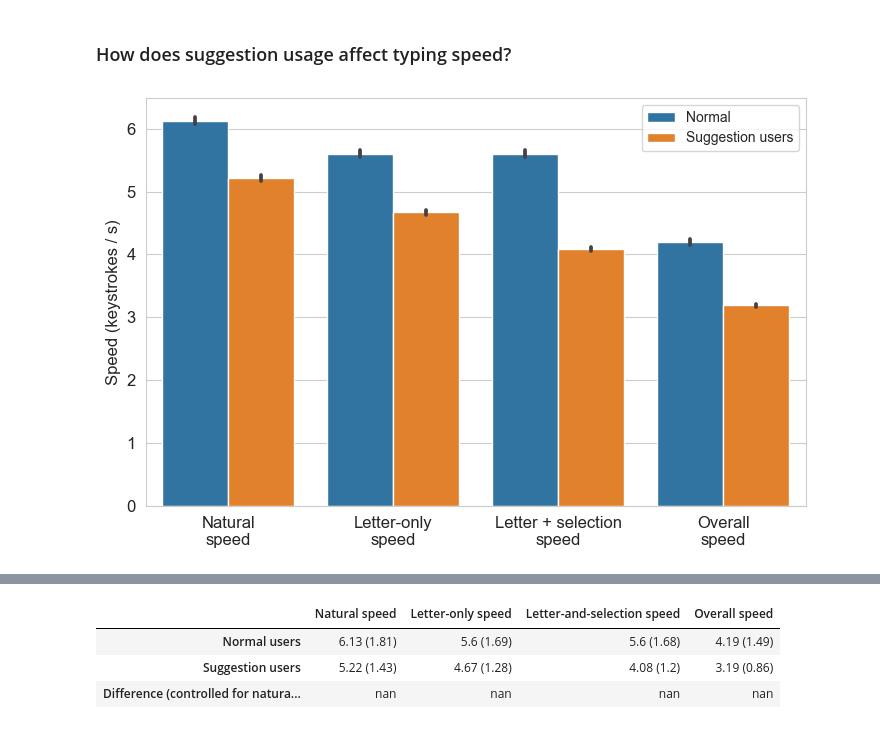
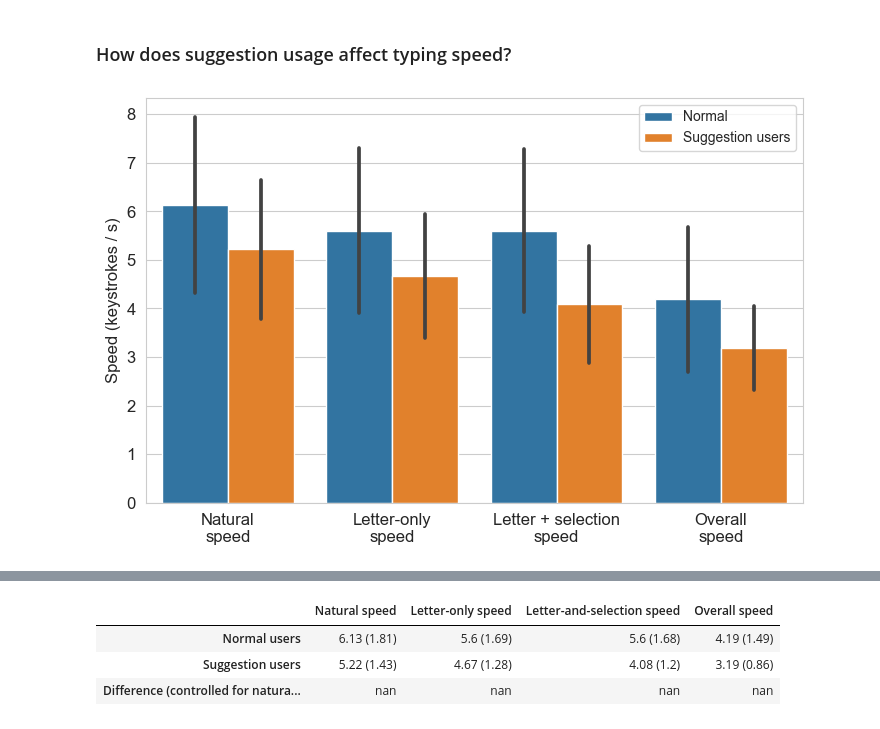
Before and after one commit to cashaddy/typing_automation, a Jupyter notebook: 05_performance_analysis.ipynb, the cells around one changed output, grey strips where cells are left out. Cells and saved outputs as stored; diff of their text form; code cells hidden in the pictures.

```diff
--- a/05_performance_analysis.ipynb
+++ b/05_performance_analysis.ipynb
@@ -91,36 +135,36 @@ disp = pd.DataFrame(
 )
 # %%
-f,ax = plt.subplots(1,1,figsize=(7,4.5))
+f,ax = plt.subplots(1, 1, figsize=(7, 4.5))
 
 # Data prep
 data = participants.copy()
 data = data.loc[data.user_type.notna()]
 data = data.loc[data.iki_natural.notna()]
 
-data.iki_natural = data.iki_natural.apply(np.reciprocal)*1000 # Convert iki to speed
-data.iki_overall = data.iki_overall.apply(np.reciprocal)*1000
-data.iki_letters = data.iki_letters.apply(np.reciprocal)*1000
-data.iki_letters_and_ite = data.iki_letters_and_ite.apply(np.reciprocal)*1000
+data.iki_natural = data.iki_natural.apply(np.reciprocal) * 1000 # Convert iki to speed
+data.iki_overall = data.iki_overall.apply(np.reciprocal) * 1000
+data.iki_letters = data.iki_letters.apply(np.reciprocal) * 1000
+data.iki_letters_and_ite = data.iki_letters_and_ite.apply(np.reciprocal) * 1000
 
 data = data.sort_values('user_type')
-data_melt = pd.melt(data[['user_type','iki_natural','iki_letters','iki_letters_and_ite','iki_overall']],id_vars='user_type') # Melt (easier to plot this way)
+data_melt = pd.melt(data[['user_type', 'iki_natural', 'iki_letters', 'iki_letters_and_ite', 'iki_overall']], id_vars='user_type') # Melt (easier to plot this way)
 
 # Plot
-sns.barplot(x='variable',y='value',hue='user_type',data=data_melt,ax=ax)
+sns.barplot(x='variable', y='value', hue='user_type', data=data_melt, ax=ax, errorbar="sd")
 
 ax.set_xlabel('')
-ax.set_xticklabels(['Natural\nspeed', 'Letter-only\nspeed','Letter + selection\nspeed','Overall\nspeed'])
+ax.set_xticklabels(['Natural\nspeed', 'Letter-only\nspeed', 'Letter + selection\nspeed', 'Overall\nspeed'])
 ax.set_ylabel('Speed (keystrokes / s)')
 ax.legend(title='User type')
 
 for item in ([ax.title, ax.xaxis.label, ax.yaxis.label] +
              ax.get_xticklabels() + ax.get_yticklabels()):
     item.set_fontsize(12)
 
 ax.legend(title='')
 
-f.tight_layout(pad=0)
+f.tight_layout(pad=0.1)
 
 f.savefig('./figures/bar_typing_speeds.png', dpi=300)
 # %% [output]
-[figure, old version]
+[figure, new version]
```
Also changed, not shown: parts of 19 cells of this notebook, 15 other files.
